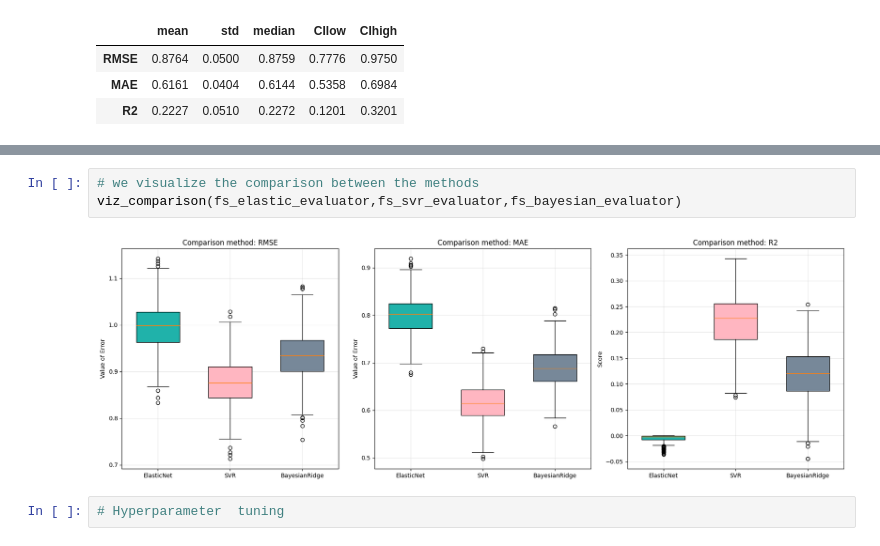
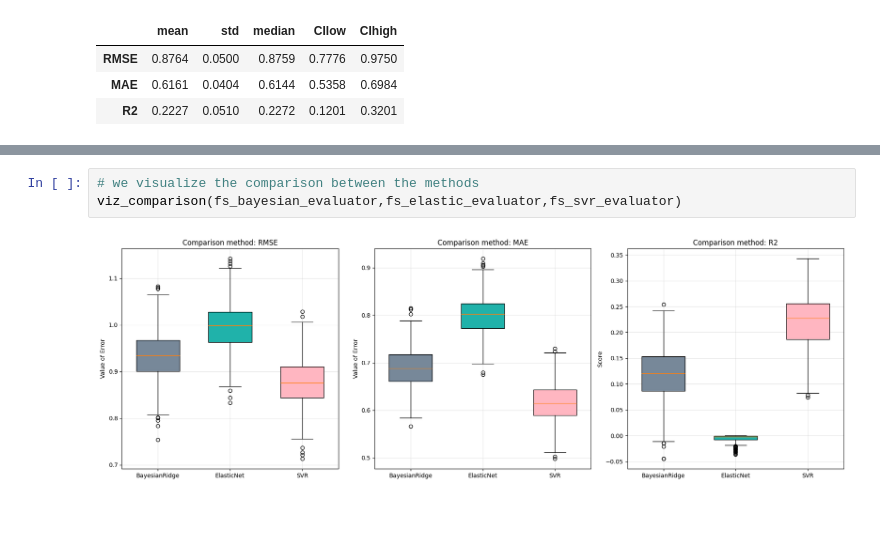
Before and after one commit to vex-me-not/Assignment-1, a Jupyter notebook: notebooks/model_analysis.ipynb, the cells around one changed output, grey strips where cells are left out. Saved outputs shown, nothing was run; the diff lists cells and outputs as text; blank space fills up the shorter version.

```diff
--- a/notebooks/model_analysis.ipynb
+++ b/notebooks/model_analysis.ipynb
@@ -193,7 +196,5 @@ fs_bayesian_report.head()
 # %%
 # we visualize the comparison between the methods
-viz_comparison(fs_elastic_evaluator,fs_svr_evaluator,fs_bayesian_evaluator)
+viz_comparison(fs_bayesian_evaluator,fs_elastic_evaluator,fs_svr_evaluator)
 # %% [output]
-[figure, old version]
+[figure, new version]
-# %%
-# Hyperparameter  tuning
```
Also changed, not shown: parts of 5 cells of this notebook, 4 other files.
